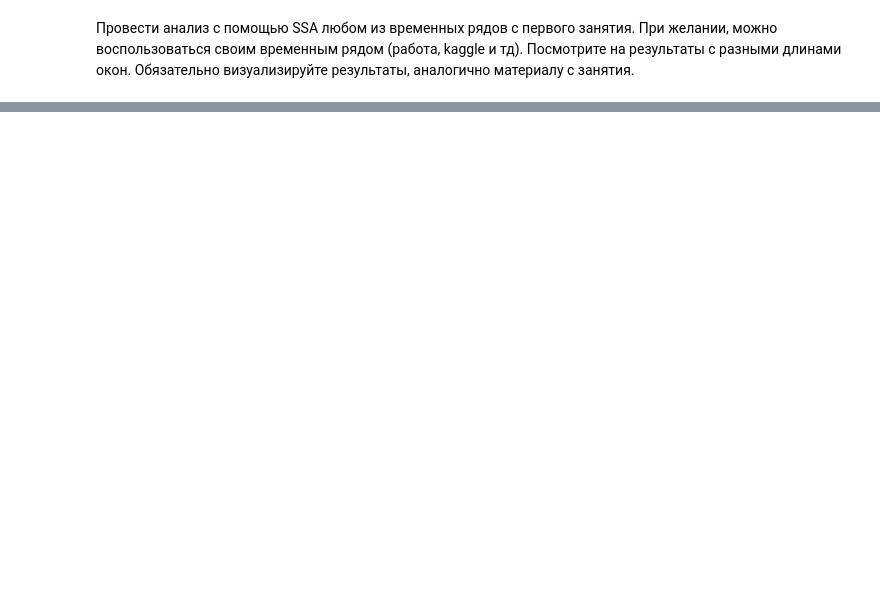
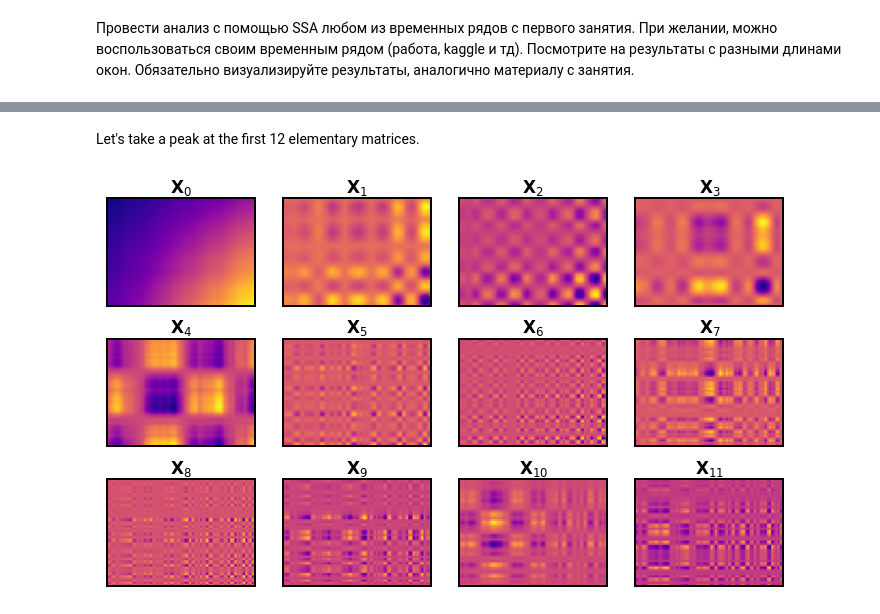
Before and after one commit to aluadev/time_series, a Jupyter notebook: 3_SSA.ipynb, the cells around one changed output, grey strips where cells are left out. Saved outputs shown, nothing was run; the diff lists cells and outputs as text; code cells hidden in the pictures; blank space fills up the shorter version.

```diff
--- a/3_SSA.ipynb
+++ b/3_SSA.ipynb
@@ -32,0 +81,46 @@ with plt.style.context('bmh'):
+# %%
+d = np.linalg.matrix_rank(X)
+# %%
+# actual SVD calculation to NumPy.
+U, Sigma, V = np.linalg.svd(X)
+# %%
+V = V.T # Note: the SVD routine returns V^T, not V, so I'll tranpose it back here. This may seem pointless,
+# but I'll treat the Python representation of V consistently with the mathematical notation in this notebook.
+
+# Calculate the elementary matrices of X, storing them in a multidimensional NumPy array.
+# This requires calculating sigma_i * U_i * (V_i)^T for each i, or sigma_i * outer_product(U_i, V_i).
+# Note that Sigma is a 1D array of singular values, instead of the full L x K diagonal matrix.
+X_elem = np.array( [Sigma[i] * np.outer(U[:,i], V[:,i]) for i in range(0,d)] )
+
+# Quick sanity check: the sum of all elementary matrices in X_elm should be equal to X, to within a
+# *very small* tolerance:
+if not np.allclose(X, X_elem.sum(axis=0), atol=1e-10):
+    print("WARNING: The sum of X's elementary matrices is not equal to X!")
+# %%
+# Fiddle with figure settings here:
+plt.rcParams['figure.figsize'] = (10,8)
+plt.rcParams['font.size'] = 14
+plt.rcParams['image.cmap'] = 'plasma'
+plt.rcParams['axes.linewidth'] = 2
+# Set the default colour cycle (in case someone changes it...)
+from cycler import cycler
+cols = plt.get_cmap('tab10').colors
+plt.rcParams['axes.prop_cycle'] = cycler(color=cols)
+
+# A simple little 2D matrix plotter, excluding x and y labels.
+def plot_2d(m, title=""):
+    plt.imshow(m)
+    plt.xticks([])
+    plt.yticks([])
+    plt.title(title)
+# %% [markdown]
+Let's take a peak at the first 12 elementary matrices.
+# %%
+n = min(12, d) # In case d is less than 12 for the toy series. Say, if we were to exclude the noise component...
+for i in range(n):
+    plt.subplot(4,4,i+1)
+    title = "$\mathbf{X}_{" + str(i) + "}$"
+    plot_2d(X_elem[i], title)
+plt.tight_layout()
+# %% [output]
+[figure, added]
```
Also changed, not shown: parts of 14 cells of this notebook.
